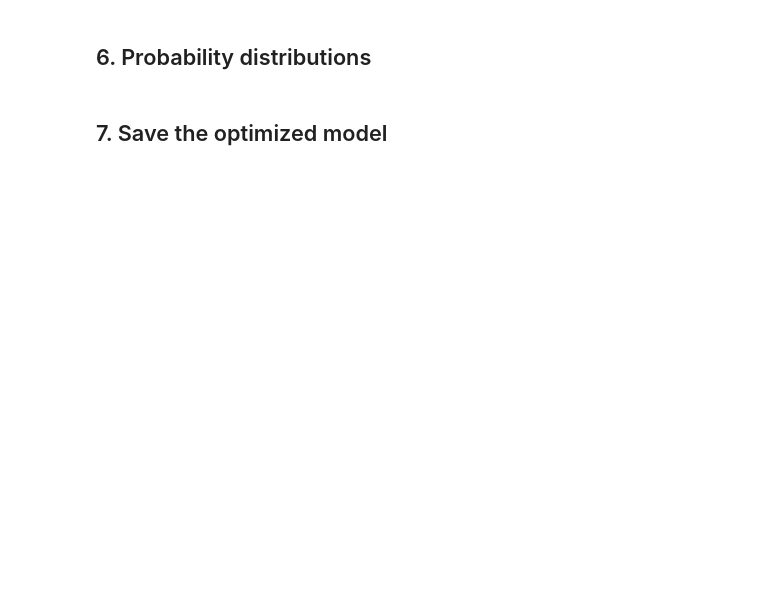
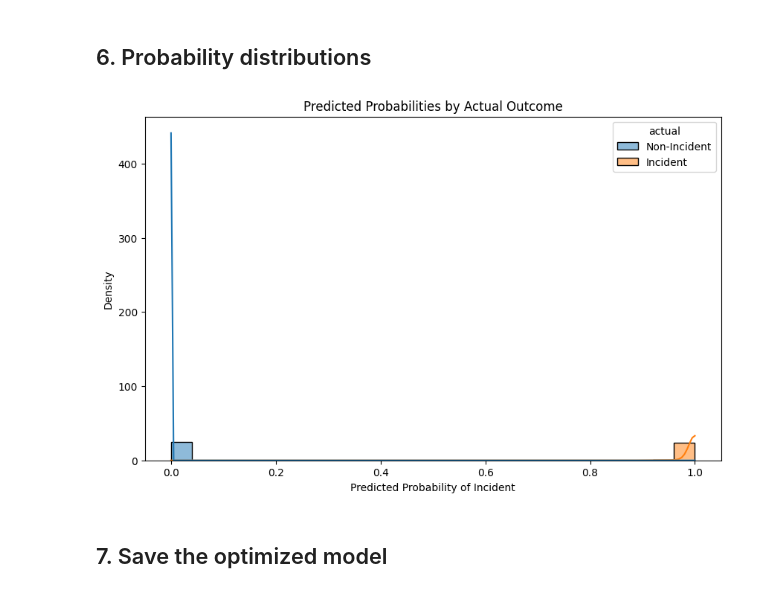
Before and after one commit to 4GeeksAcademy/maps-aviation_final_project, a Jupyter notebook: src/03-model_building_Dyimah.ipynb, the cells around one changed output. Cells and saved outputs as stored; diff of their text form; code cells hidden in the pictures; blank space fills up the shorter version.

```diff
--- a/src/03-model_building_Dyimah.ipynb
+++ b/src/03-model_building_Dyimah.ipynb
@@ -99,13 +113,28 @@ confusion_plot(y_test, y_pred)
 # %%
 # Your code here... Plot the distributions of predicted probabilities for
 # incidents and non-incidents in the test set. Hint: sklearn has
 # model.predict_proba() that returns probabilities rather than class assignments
 
 def probabilities_plot(model, testing_data):
-    probabilities = model.predict_proba(testing_data)
-    sns.histplot(data=probabilities)
+    y_true = testing_data['incident']
+    X_test = testing_data.drop(columns=['incident'])
+    prob_incident = model.predict_proba(X_test)[:, 1]
+    plot_df = pd.DataFrame({
+        'probability': prob_incident,
+        'actual': y_true.map({0: 'Non-Incident', 1: 'Incident'})
+    })
+
+    # Plot the distributions
+    plt.figure(figsize=(10, 6))
+    sns.histplot(data=plot_df, x='probability', hue='actual', bins=25, kde=True, stat='density', common_norm=False)
+    plt.title('Predicted Probabilities by Actual Outcome')
+    plt.xlabel('Predicted Probability of Incident')
+    plt.ylabel('Density')
+    plt.show()
 
 probabilities_plot(optimized_hist_boost_model, test_df)
+# %% [output]
+[figure, added]
 # %% [markdown]
 ## 7. Save the optimized model
 # %%
```
Also changed, not shown: parts of 8 cells of this notebook, 2 other files.
